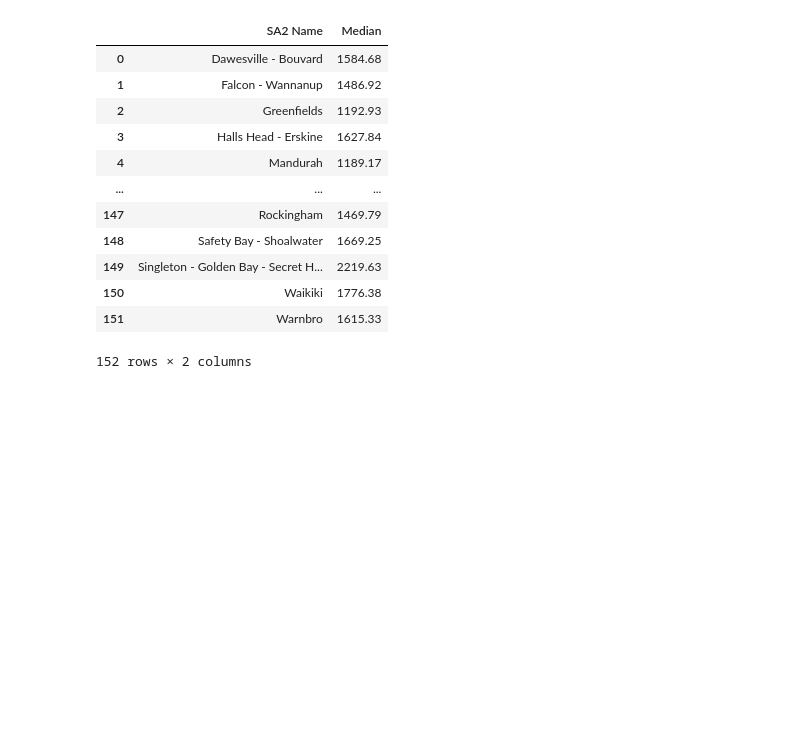
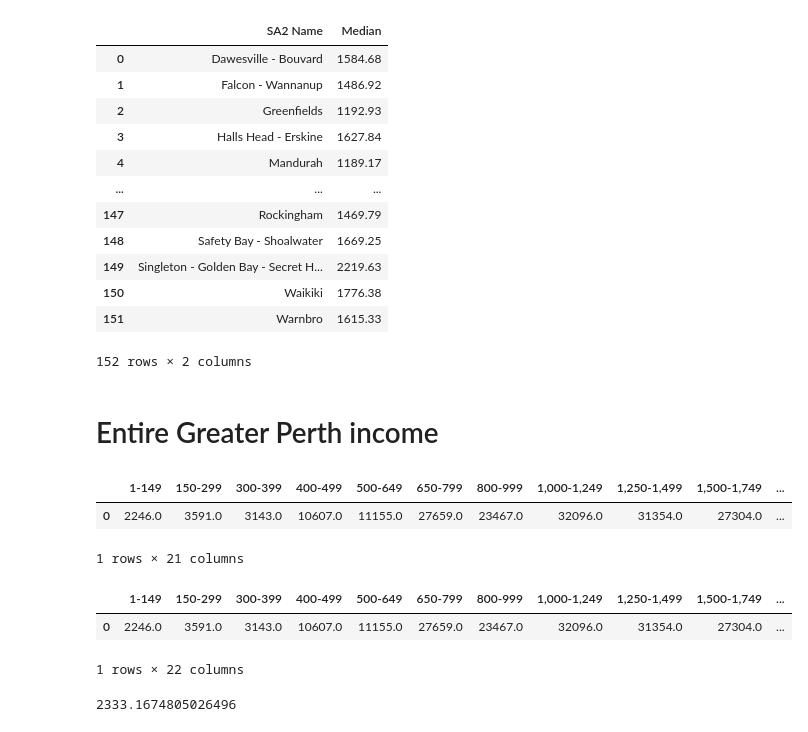
Before and after one commit to jiroken25/project-property, a Jupyter notebook: income.ipynb, the cells around one changed output. Drawn from its saved outputs; the diff is of its cells as text; code cells hidden in the pictures; blank space fills up the shorter version.

```diff
--- a/income.ipynb
+++ b/income.ipynb
@@ -130,3 +130,40 @@ income_median = clean_income_df[["SA2 Name","Median"]]
 # %%
 # Save to csv
 income_median.to_csv("resources/income_median.csv")
+# %% [markdown]
+# Entire Greater Perth income
+# %%
+
+# Store information into the dictionaly
+perth_dict = {"$1-$149 ($1-$7,799)":[],"$150-$299 ($7,800-$15,599)":[],"$300-$399 ($15,600-$20,799)":[],"$400-$499 ($20,800-$25,999)":[],
+             "$500-$649 ($26,000-$33,799)":[], "$650-$799 ($33,800-$41,599)":[],"$800-$999 ($41,600-$51,999)":[],
+             "$1,000-$1,249 ($52,000-$64,999)":[],"$1,250-$1,499 ($65,000-$77,999)":[],"$1,500-$1,749 ($78,000-$90,999)":[],
+             "$1,750-$1,999 ($91,000-$103,999)":[],"$2,000-$2,499 ($104,000-$129,999)":[],"$2,500-$2,999 ($130,000-$155,999)":[],
+             "$3,000-$3,499 ($156,000-$181,999)":[],"$3,500-$3,999 ($182,000-$207,999)":[],"$4,000-$4,499 ($208,000-$233,999)":[],
+              "$4,500-$4,999 ($234,000-$259,999)":[],"$5,000-$5,999 ($260,000-$311,999)":[],
+             "$6,000-$7,999 ($312,000-$415,999)":[],"$8,000 or more ($416,000 or more)":[]}
+
+#   Data:  One family household with only family members present
+report_range = np.arange(3,23)
+
+# Report type start with 03 and finish 22
+for number in report_range:
+    report_type = "{0:0=2d}".format(number)
+    abs_url = f"http://stat.data.abs.gov.au/sdmx-json/data/ABS_C16_T21_SA/110.{report_type}.5.GCCSA.5GPER/all?detail=Full&dimensionAtObservation=AllDimensions"
+    response = requests.get(abs_url)
+    data = response.json()
+#abs data name is set as key of dictionary, and data was included in observations
+    perth_dict[f'{data["structure"]["dimensions"]["observation"][1]["values"][0]["name"]}'].append(data["dataSets"][0]["observations"]["0:0:0:0:0:0"][0])
+# %%
+perth_income_df = pd.DataFrame(perth_dict)
+perth_income_df.columns = ["1-149","150-299","300-399","400-499","500-649","650-799",
+                    "800-999","1,000-1,249","1,250-1,499","1,500-1,749","1,750-1,999","2,000-2,499",
+                     "2,500-2,999","3,000-3,499","3,500-3,999","4,000-4,499",
+                     "4,500-4,999","5,000-5,999","6,000-7,999","8,000 or more"]
+# %%
+perth_income_df["Total"] = perth_income_df.iloc[:,1:20].sum(axis=1)
+perth_income_df.head()
+# %% [output]
+|  | 1-149 | 150-299 | 300-399 | 400-499 | 500-649 | 650-799 | 800-999 | 1,000-1,249 | 1,250-1,499 | 1,500-1,749 | ... |
+| 0 | 2246.0 | 3591.0 | 3143.0 | 10607.0 | 11155.0 | 27659.0 | 23467.0 | 32096.0 | 31354.0 | 27304.0 | ... |
+1 rows × 21 columns
@@ -132,0 +185,6 @@ income_median.to_csv("resources/income_median.csv")
+# %%
+perth_income_df
+# %% [output]
+|  | 1-149 | 150-299 | 300-399 | 400-499 | 500-649 | 650-799 | 800-999 | 1,000-1,249 | 1,250-1,499 | 1,500-1,749 | ... |
+| 0 | 2246.0 | 3591.0 | 3143.0 | 10607.0 | 11155.0 | 27659.0 | 23467.0 | 32096.0 | 31354.0 | 27304.0 | ... |
+1 rows × 22 columns
@@ -132,0 +193,4 @@ income_median.to_csv("resources/income_median.csv")
+# %%
+perth_median
+# %% [output]
+2333.1674805026496
```
Also changed, not shown: parts of 4 cells of this notebook, 7 other files.
